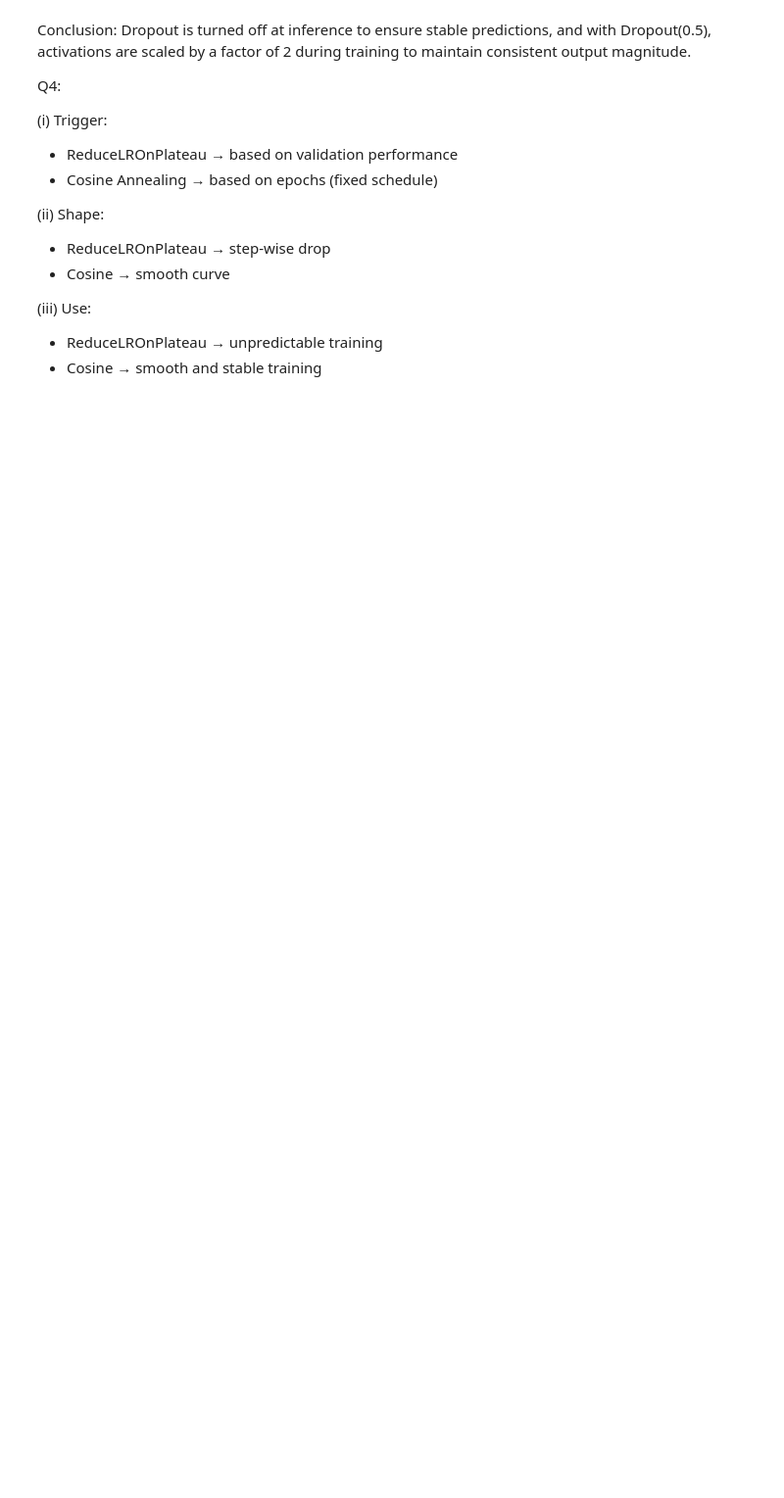
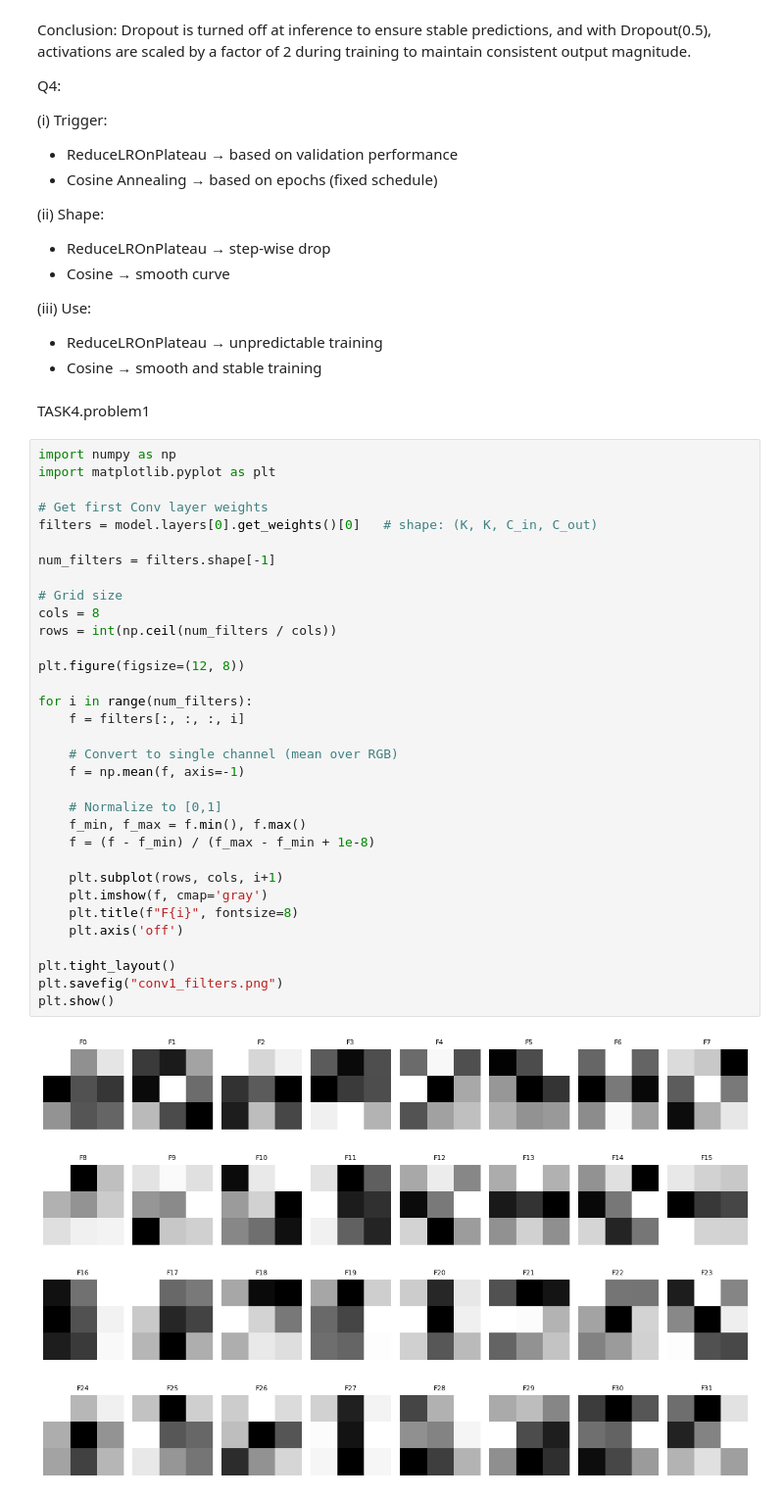
Before and after one commit to shivamkumar2626kr-del/ml, a Jupyter notebook: 24CD3038.ipynb, the cells around one changed output. Shown at 98% size. Cells and saved outputs as stored; diff of their text form; blank space fills up the shorter version.

Commit message:
TASK4.problem1

```diff
--- a/24CD3038.ipynb
+++ b/24CD3038.ipynb
@@ -1386,3 +1386,40 @@ Q4:
 (iii) Use:
 - ReduceLROnPlateau → unpredictable training
 - Cosine → smooth and stable training
+# %% [markdown]
+TASK4.problem1
+# %%
+import numpy as np
+import matplotlib.pyplot as plt
+
+# Get first Conv layer weights
+filters = model.layers[0].get_weights()[0]   # shape: (K, K, C_in, C_out)
+
+num_filters = filters.shape[-1]
+
+# Grid size
+cols = 8
+rows = int(np.ceil(num_filters / cols))
+
+plt.figure(figsize=(12, 8))
+
+for i in range(num_filters):
+    f = filters[:, :, :, i]
+
+    # Convert to single channel (mean over RGB)
+    f = np.mean(f, axis=-1)
+
+    # Normalize to [0,1]
+    f_min, f_max = f.min(), f.max()
+    f = (f - f_min) / (f_max - f_min + 1e-8)
+
+    plt.subplot(rows, cols, i+1)
+    plt.imshow(f, cmap='gray')
+    plt.title(f"F{i}", fontsize=8)
+    plt.axis('off')
+
+plt.tight_layout()
+plt.savefig("conv1_filters.png")
+plt.show()
+# %% [output]
+[figure, added]
```
Also changed, not shown: parts of 1 cell of this notebook.
